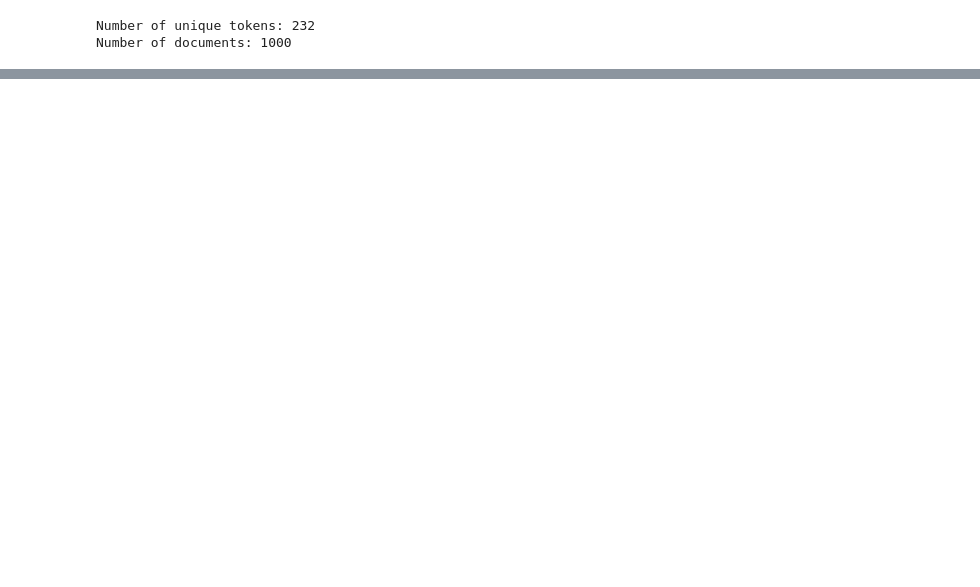
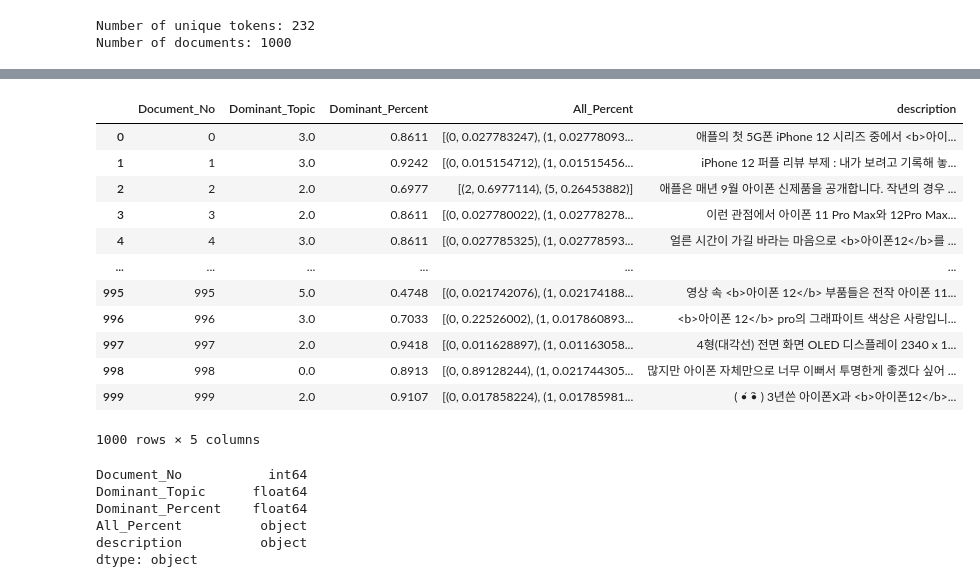
Before and after one commit to boraboralim/2021capstone, a Jupyter notebook: lda_topic_modeling.ipynb, the cells around one changed output, grey strips where cells are left out. Cells and saved outputs as stored; diff of their text form; code cells hidden in the pictures; blank space fills up the shorter version.

```diff
--- a/lda_topic_modeling.ipynb
+++ b/lda_topic_modeling.ipynb
@@ -173,0 +156,31 @@ topic
+# %%
+#데이터 다시 불러오기
+data = pd.read_csv('/Users/boralim/Desktop/capstone/crawling_naver_iphone.csv', encoding='utf-8')
+#column name: description
+description = list(data.description)
+
+#데이터 샘플
+print(description[10])
+# %%
+#문서별 토픽 분포 보기
+def make_topictable_per_doc(ldamodel, corpus):
+    topic_table = pd.DataFrame()
+
+    # 몇 번째 문서인지를 의미하는 문서 번호와 해당 문서의 토픽 비중을 한 줄씩 꺼내온다.
+    for i, topic_list in enumerate(ldamodel[corpus]):
+        doc = topic_list[0] if ldamodel.per_word_topics else topic_list
+        doc = sorted(doc, key=lambda x: (x[1]), reverse=True)
+        # 각 문서에 대해서 비중이 높은 토픽순으로 토픽을 정렬한다.
+
+        # 모든 문서에 대해서 각각 아래를 수행
+        for j, (topic_num, prop_topic) in enumerate(doc): #  몇 번 토픽인지와 비중을 나눠서 저장한다.
+            if j == 0:  # 정렬을 한 상태이므로 가장 앞에 있는 것이 가장 비중이 높은 토픽
+                topic_table = topic_table.append(pd.Series([int(topic_num), round(prop_topic,4), topic_list]), ignore_index=True)
+                # 가장 비중이 높은 토픽과, 가장 비중이 높은 토픽의 비중과, 전체 토픽의 비중을 저장한다.
+            else:
+                break
+    return(topic_table)
+# %%
+topictable = make_topictable_per_doc(ldamodel, corpus)
+topictable = topictable.reset_index() # 문서 번호을 의미하는 열(column)로 사용하기 위해서 인덱스 열을 하나 더 만든다.
+topictable.columns = ['Document_No', 'Dominant_Topic', 'Dominant_Percent', 'All_Percent']
@@ -173,0 +203,28 @@ topic
+# %%
+#add original text to the end of the output
+topictable_original = pd.concat([topictable, data['description']], axis=1)
+# %%
+topictable_original
+# %% [output]
+|  | Document_No | Dominant_Topic | Dominant_Percent | All_Percent | description |
+| 0 | 0 | 3.0 | 0.8611 | [(0, 0.027783247), (1, 0.02778093... | 애플의 첫 5G폰 iPhone 12 시리즈 중에서 <b>아이... |
+| 1 | 1 | 3.0 | 0.9242 | [(0, 0.015154712), (1, 0.01515456... | iPhone 12 퍼플 리뷰 부제 : 내가 보려고 기록해 놓... |
+| 2 | 2 | 2.0 | 0.6977 | [(2, 0.6977114), (5, 0.26453882)] | 애플은 매년 9월 아이폰 신제품을 공개합니다. 작년의 경우 ... |
+| 3 | 3 | 2.0 | 0.8611 | [(0, 0.027780022), (1, 0.02778278... | 이런 관점에서 아이폰 11 Pro Max와 12Pro Max... |
+| 4 | 4 | 3.0 | 0.8611 | [(0, 0.027785325), (1, 0.02778593... | 얼른 시간이 가길 바라는 마음으로 <b>아이폰12</b>를 ... |
+| ... | ... | ... | ... | ... | ... |
+| 995 | 995 | 5.0 | 0.4748 | [(0, 0.021742076), (1, 0.02174188... | 영상 속 <b>아이폰 12</b> 부품들은 전작 아이폰 11... |
+| 996 | 996 | 3.0 | 0.7033 | [(0, 0.22526002), (1, 0.017860893... | <b>아이폰 12</b> pro의 그래파이트 색상은 사랑입니... |
+| 997 | 997 | 2.0 | 0.9418 | [(0, 0.011628897), (1, 0.01163058... | 4형(대각선) 전면 화면 OLED 디스플레이 2340 x 1... |
+| 998 | 998 | 0.0 | 0.8913 | [(0, 0.89128244), (1, 0.021744305... | 많지만 아이폰 자체만으로 너무 이뻐서 투명한게 좋겠다 싶어 ... |
+| 999 | 999 | 2.0 | 0.9107 | [(0, 0.017858224), (1, 0.01785981... | ( •́ ̯•̀ ) 3년쓴 아이폰X과 <b>아이폰12</b>... |
+1000 rows × 5 columns
+# %%
+topictable_original.dtypes
+# %% [output]
+Document_No           int64
+Dominant_Topic      float64
+Dominant_Percent    float64
+All_Percent          object
+description          object
+dtype: object
```
Also changed, not shown: parts of 18 cells of this notebook.
